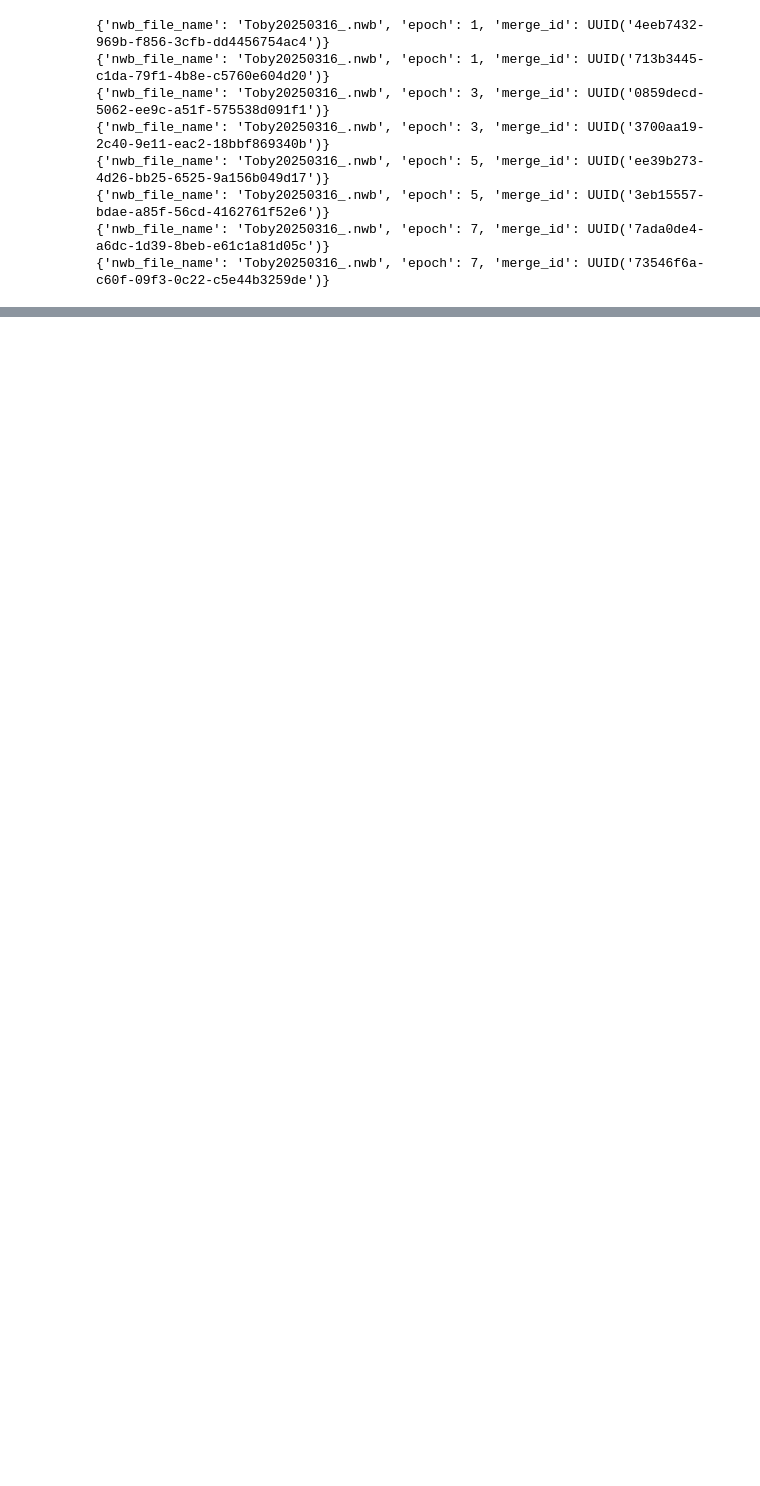
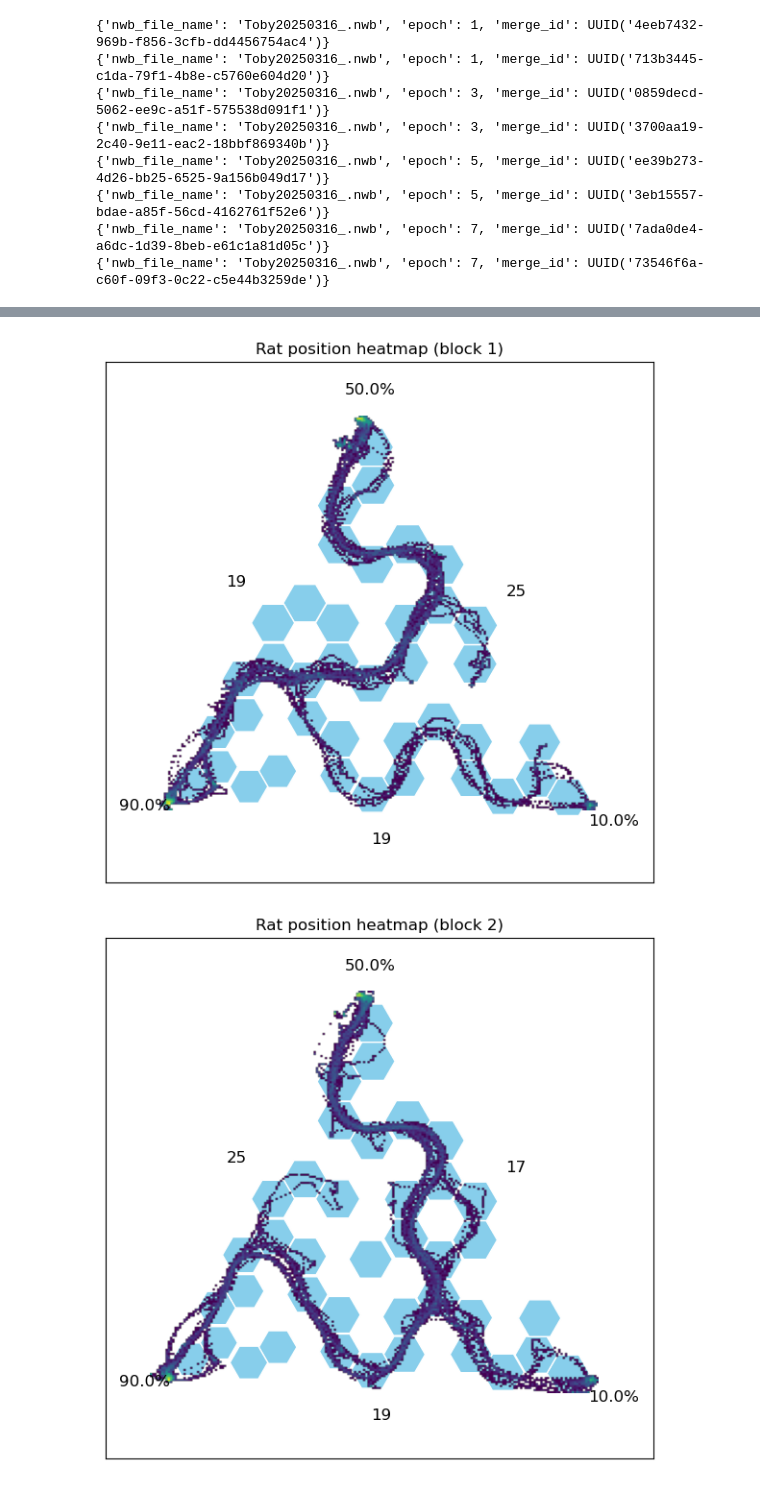
Before and after one commit to calderast/Hex-maze-spyglass, a Jupyter notebook: plot_position_heatmap.ipynb, the cells around one changed output, grey strips where cells are left out. Drawn from its saved outputs; the diff is of its cells as text; code cells hidden in the pictures; blank space fills up the shorter version.

```diff
--- a/plot_position_heatmap.ipynb
+++ b/plot_position_heatmap.ipynb
@@ -151,0 +28,74 @@ print(centroids_dict)
+# %%
+from spyglass.position import PositionOutput
+from spyglass.common import IntervalList
+from hex_maze_behavior import HexMazeBlock, HexCentroids
+from hexmaze import plot_hex_maze
+import matplotlib.pyplot as plt
+import numpy as np
+
+# Grab a key from the output above for now
+# Use this merge id to restrict the PositionOutput table and fetch the position data
+key = {
+    'nwb_file_name': 'Toby20250316_.nwb',
+    'epoch': 3,
+    'merge_id': '0859decd-5062-ee9c-a51f-575538d091f1'
+}
+
+# Fetch processed position data for this epoch
+position_df = (PositionOutput & key).fetch1_dataframe()
+
+# Get the hex centroids for this session for plotting the hexes in the right places
+centroids_dict = HexCentroids().get_hex_centroids_dict_cm(key)
+# Remove side hex centroids (plotting expects exactly 49 integer centroids)
+centroids_dict = {int(k): v for k, v in centroids_dict.items() if "_left" not in k and "_right" not in k}
+
+# Loop through all blocks within this epoch
+for block in (HexMazeBlock & {"nwb_file_name": key["nwb_file_name"], "epoch": key["epoch"]}):
+
+    # Get the block start and end times
+    block_start, block_end = (IntervalList &
+                {'nwb_file_name': key['nwb_file_name'],
+                'interval_list_name': block['interval_list_name']}
+                ).fetch1('valid_times')[0]
+
+    # Filter position_df to only include times for this block
+    block_mask = (position_df.index >= block_start) & (position_df.index <= block_end)
+    block_positions = position_df.loc[block_mask]
+
+    # Get the hex maze config for this block
+    maze_config = block.get('config_id')
+
+    # Get reward probs
+    reward_probs = [block.get('p_a'), block.get('p_b'), block.get('p_c')]
+
+    # Plot rat position heatmap for this block (currently for session)
+    fig_full, ax_full = plt.subplots(figsize=(6, 6))
+
+    # Create 2D histogram (aka heatmap) of the rat's x, y positions in this block
+    heatmap_full, xedges, yedges = np.histogram2d(
+        block_positions['position_x'].values, block_positions['position_y'].values, bins=200
+    )
+    heatmap_full_masked = np.ma.masked_where(heatmap_full == 0, heatmap_full)
+    log_heatmap_full = np.log1p(heatmap_full_masked)
+
+    # Plot maze layout (open hexes only) using custom centroids if they exist
+    if centroids_dict is not None:
+        plot_hex_maze(
+            barriers=maze_config, centroids=centroids_dict, ax=ax_full, show_hex_labels=False,
+            show_barriers=False, show_choice_points=False, reward_probabilities=reward_probs,
+            invert_yaxis=True
+        )
+    # Plot rat position heatmap on top of the hexes
+    ax_full.imshow(
+        log_heatmap_full.T, origin='lower', cmap='viridis',
+        extent=[xedges[0], xedges[-1], yedges[0], yedges[-1]],
+        aspect='equal', zorder=1
+    )
+    ax_full.set_xticks([])
+    ax_full.set_yticks([])
+    ax_full.set_title(f"Rat position heatmap (block {block.get('block')})")
+    fig_full.tight_layout()
+    fig_full.show()
+# %% [output]
+[figure, added]
+[figure, added]
```
Also changed, not shown: parts of 9 cells of this notebook.
